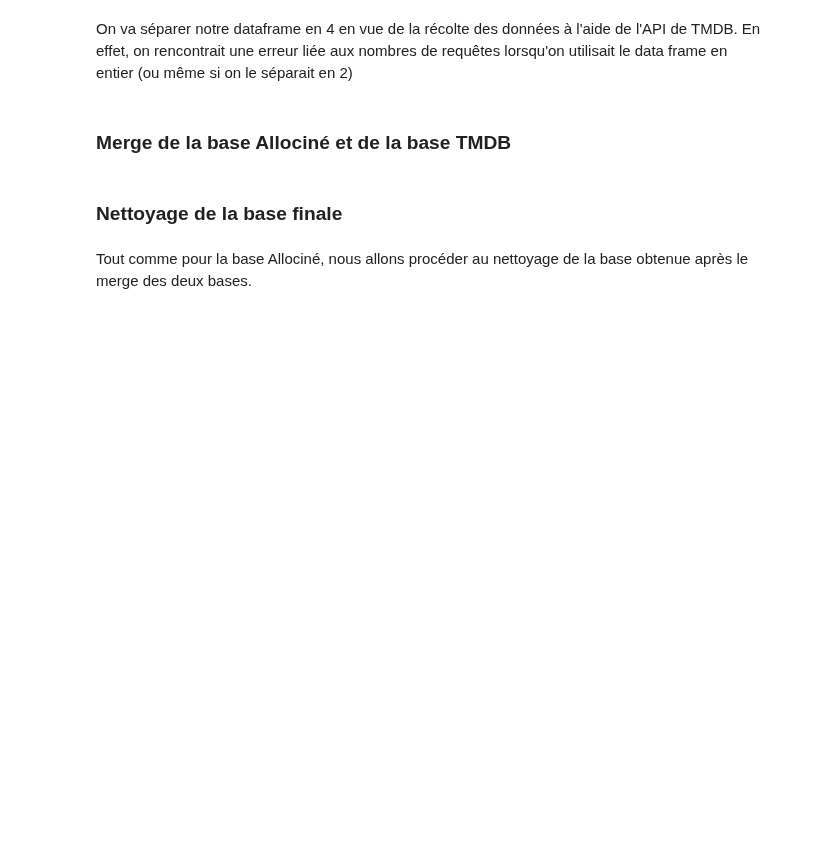
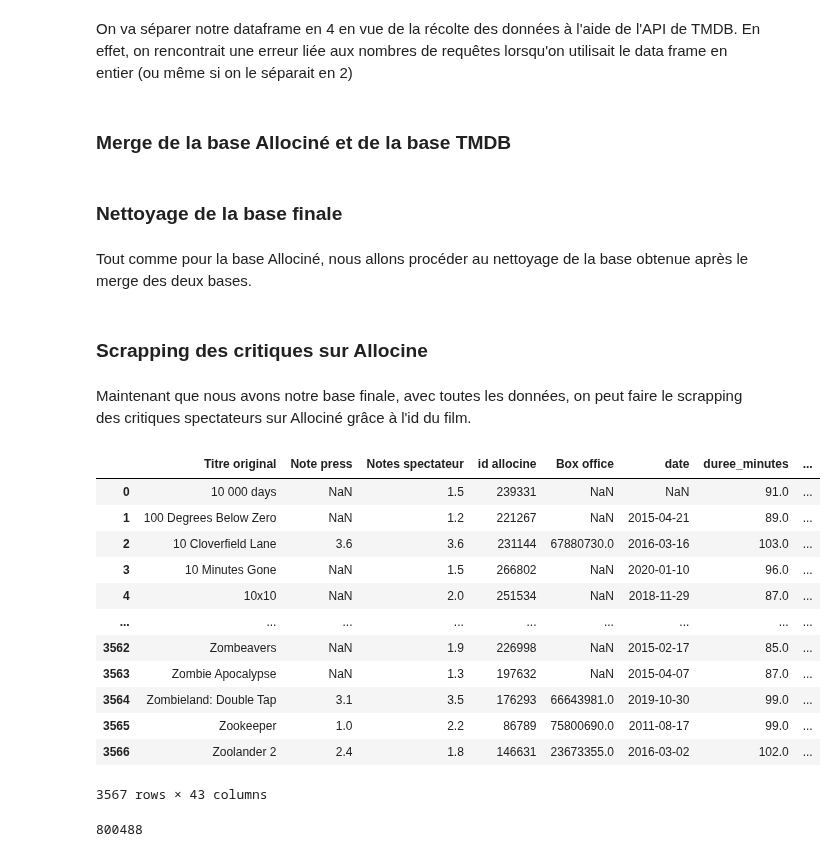
Before and after one commit to mass2330/python_ds_film, a Jupyter notebook: notebook_final.ipynb, the cells around one changed output. Cells and saved outputs as stored; diff of their text form; code cells hidden in the pictures; blank space fills up the shorter version.

Commit message:
récupération des critiques allocine

```diff
--- a/notebook_final.ipynb
+++ b/notebook_final.ipynb
@@ -578,3 +578,35 @@ df_tmdb_clean = df_tmdb.drop(columns=colonnes_a_supprimer)
 # Changement du format de la date
 
 df_tmdb_clean['release_date'] = pd.to_datetime(df_tmdb['release_date'], errors="coerce")
+# %% [markdown]
+### Scrapping des critiques sur Allocine
+# %% [markdown]
+Maintenant que nous avons notre base finale, avec toutes les données, on peut faire le scrapping des critiques spectateurs sur Allociné grâce à l'id du film.
+# %%
+df_final_ac = pd.read_csv('df_merged.csv')
+df_final_ac
+# %% [output]
+|  | Titre original | Note press | Notes spectateur | id allocine | Box office | date | duree_minutes | ... |
+| 0 | 10 000 days | NaN | 1.5 | 239331 | NaN | NaN | 91.0 | ... |
+| 1 | 100 Degrees Below Zero | NaN | 1.2 | 221267 | NaN | 2015-04-21 | 89.0 | ... |
+| 2 | 10 Cloverfield Lane | 3.6 | 3.6 | 231144 | 67880730.0 | 2016-03-16 | 103.0 | ... |
+| 3 | 10 Minutes Gone | NaN | 1.5 | 266802 | NaN | 2020-01-10 | 96.0 | ... |
+| 4 | 10x10 | NaN | 2.0 | 251534 | NaN | 2018-11-29 | 87.0 | ... |
+| ... | ... | ... | ... | ... | ... | ... | ... | ... |
+| 3562 | Zombeavers | NaN | 1.9 | 226998 | NaN | 2015-02-17 | 85.0 | ... |
+| 3563 | Zombie Apocalypse | NaN | 1.3 | 197632 | NaN | 2015-04-07 | 87.0 | ... |
+| 3564 | Zombieland: Double Tap | 3.1 | 3.5 | 176293 | 66643981.0 | 2019-10-30 | 99.0 | ... |
+| 3565 | Zookeeper | 1.0 | 2.2 | 86789 | 75800690.0 | 2011-08-17 | 99.0 | ... |
+| 3566 | Zoolander 2 | 2.4 | 1.8 | 146631 | 23673355.0 | 2016-03-02 | 102.0 | ... |
+3567 rows × 43 columns
+# %%
+df_final_ac['Nombre_de_critiques_spectateurs'] = df_final_ac['Nombre_de_critiques_spectateurs'].astype(int)
+df_final_ac = df_final_ac.sort_values(by='Nombre_de_critiques_spectateurs', ascending=False)
+
+somme_critique = df_final_ac['Nombre_de_critiques_spectateurs'].sum()
+
+liste_id = df_final_ac['id allocine'].tolist()
+nb_critique = df_final_ac['Nombre_de_critiques_spectateurs'].tolist()
+print(somme_critique)
+# %% [output]
+800488
```
Also changed, not shown: parts of 3 cells of this notebook.
